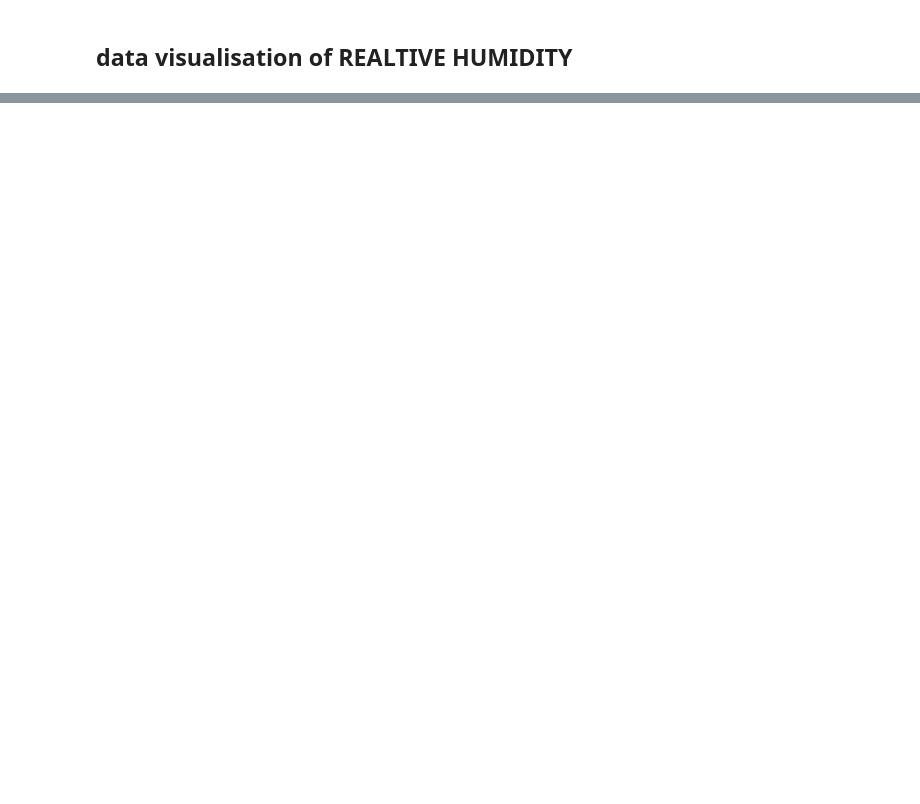
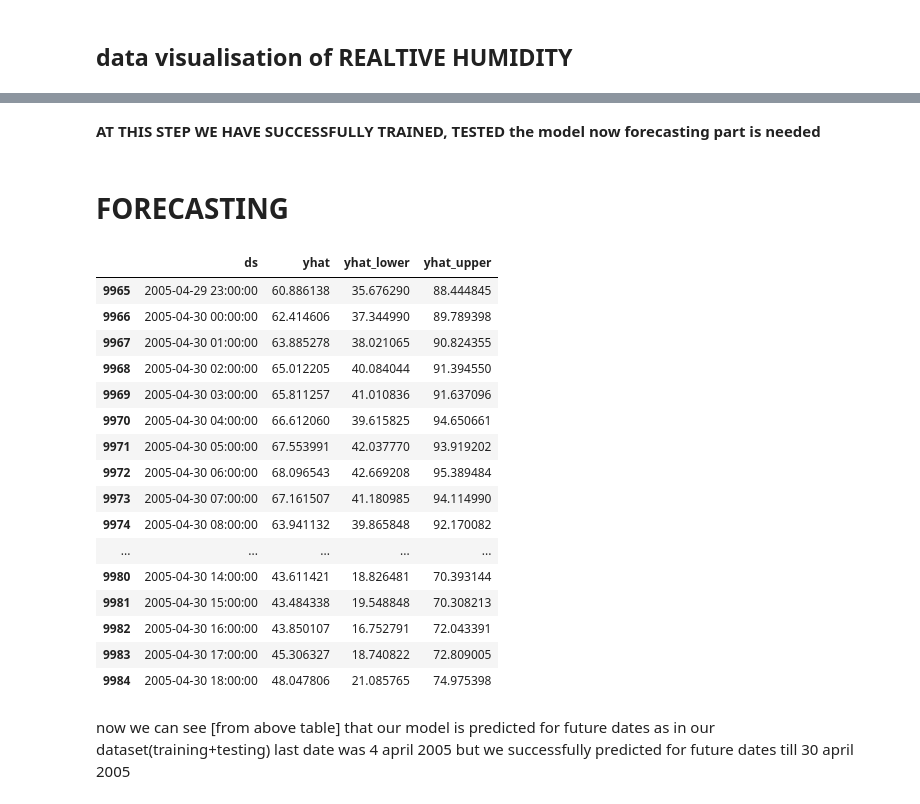
Before and after one commit to dwivediprashant/AIR_QUALITY_INDEX_PROJECT, a Jupyter notebook: airQualityIndex.ipynb, the cells around one changed output, grey strips where cells are left out. Cells and saved outputs as stored; diff of their text form; code cells hidden in the pictures; blank space fills up the shorter version.

```diff
--- a/airQualityIndex.ipynb
+++ b/airQualityIndex.ipynb
@@ -527,0 +552,30 @@ fig2 = model.plot_components(forecast)
+# %% [markdown]
+**AT THIS STEP WE HAVE SUCCESSFULLY TRAINED, TESTED the model now forecasting part is needed**
+# %% [markdown]
+# FORECASTING
+# %%
+# Forecast for next 7 days (168 hours)
+future = model.make_future_dataframe(periods=2500, freq="h")
+forecast = model.predict(future)
+# %%
+forecast[['ds', 'yhat', 'yhat_lower', 'yhat_upper']].tail(20)
+# %% [output]
+|  | ds | yhat | yhat_lower | yhat_upper |
+| 9965 | 2005-04-29 23:00:00 | 60.886138 | 35.676290 | 88.444845 |
+| 9966 | 2005-04-30 00:00:00 | 62.414606 | 37.344990 | 89.789398 |
+| 9967 | 2005-04-30 01:00:00 | 63.885278 | 38.021065 | 90.824355 |
+| 9968 | 2005-04-30 02:00:00 | 65.012205 | 40.084044 | 91.394550 |
+| 9969 | 2005-04-30 03:00:00 | 65.811257 | 41.010836 | 91.637096 |
+| 9970 | 2005-04-30 04:00:00 | 66.612060 | 39.615825 | 94.650661 |
+| 9971 | 2005-04-30 05:00:00 | 67.553991 | 42.037770 | 93.919202 |
+| 9972 | 2005-04-30 06:00:00 | 68.096543 | 42.669208 | 95.389484 |
+| 9973 | 2005-04-30 07:00:00 | 67.161507 | 41.180985 | 94.114990 |
+| 9974 | 2005-04-30 08:00:00 | 63.941132 | 39.865848 | 92.170082 |
+| ... | ... | ... | ... | ... |
+| 9980 | 2005-04-30 14:00:00 | 43.611421 | 18.826481 | 70.393144 |
+| 9981 | 2005-04-30 15:00:00 | 43.484338 | 19.548848 | 70.308213 |
+| 9982 | 2005-04-30 16:00:00 | 43.850107 | 16.752791 | 72.043391 |
+| 9983 | 2005-04-30 17:00:00 | 45.306327 | 18.740822 | 72.809005 |
+| 9984 | 2005-04-30 18:00:00 | 48.047806 | 21.085765 | 74.975398 |
+# %% [markdown]
+now we can see [from above table] that our model is predicted for future dates as in our dataset(training+testing) last date was 4 april 2005 but we successfully predicted for future dates till 30 april 2005
```
Also changed, not shown: parts of 27 cells of this notebook.
